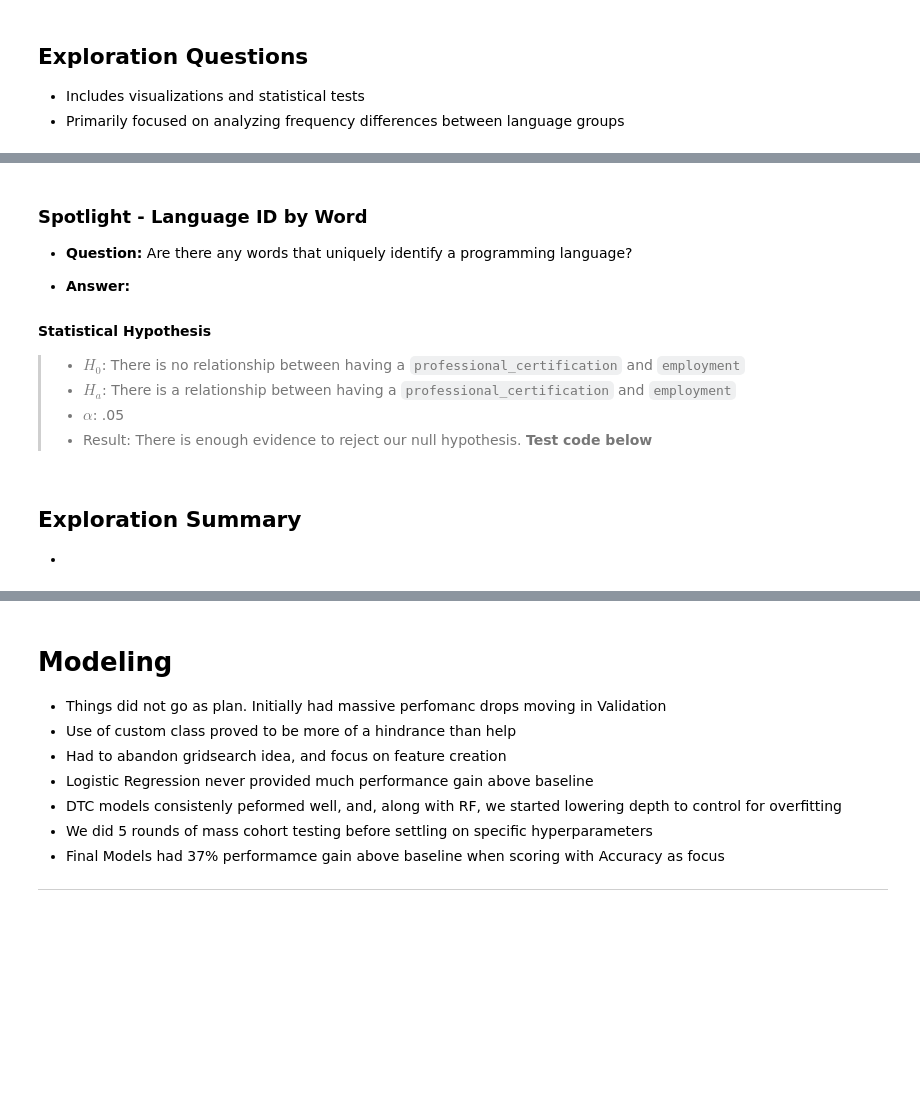
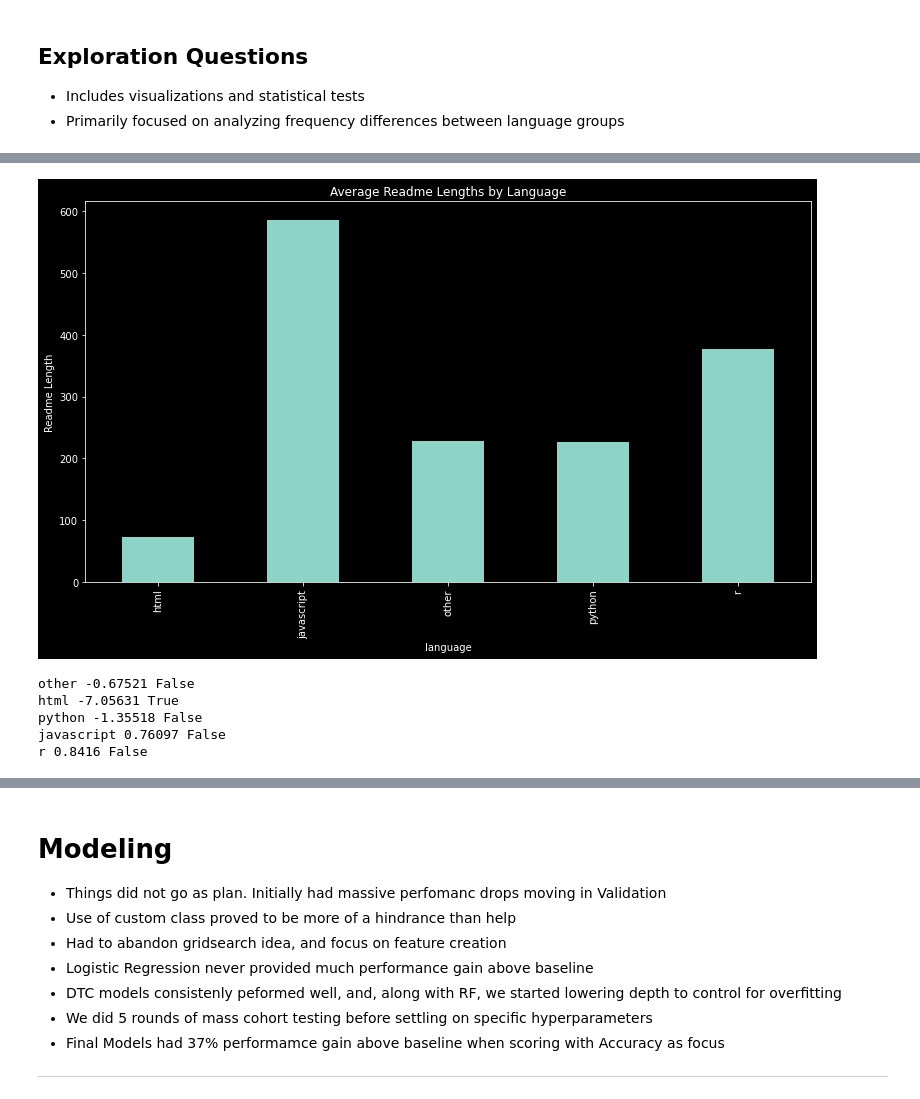
Before and after one commit to double-vincent/nlp_project, a Jupyter notebook: final_report.ipynb, the cells around one changed output, grey strips where cells are left out. Cells and saved outputs as stored; diff of their text form; code cells hidden in the pictures; blank space fills up the shorter version.

```diff
--- a/final_report.ipynb
+++ b/final_report.ipynb
@@ -27,3 +16,21 @@ warnings.filterwarnings("ignore")
+# %%
+import matplotlib.pyplot as plt
+import seaborn as sns
+import pandas as pd
+import numpy as np
+import nltk
+import unicodedata
+import re
+import wrangle
+from importlib import reload
+import scipy.stats as stats
+import model
+import warnings
+warnings.filterwarnings("ignore")
+
+from wordcloud import WordCloud
+plt.rc('figure', figsize=(13, 7))
+plt.style.use('dark_background')
 # %% [markdown]
 # Wrangle (Acquire and Prep)
 * By far most difficult and laborious portion of project.
@@ -49,3 +56,4 @@ warnings.filterwarnings("ignore")
 #calling prepare/acquire functions from module to acquire and split data subsets
 df = wrangle.get_search_csv()
 df = wrangle.prep_text(df)
+train, X_train, y_train, X_validate, y_validate, X_test, y_test = wrangle.split_scale(df)
@@ -84,14 +146,35 @@ df = wrangle.prep_text(df)
-# %% [markdown]
-### Spotlight - Language ID by Word
-* **Question:** Are there any words that uniquely identify a programming language?
-
-* **Answer:**
-
-#### Statistical Hypothesis
->* ${H_0}$: There is no relationship between having a `professional_certification` and `employment`
->* ${H_a}$: There is a relationship between having a `professional_certification` and `employment`
->* ${\alpha}$: .05
->* Result: There is enough evidence to reject our null hypothesis. **Test code below**
-# %% [markdown]
-## Exploration Summary
-*
+# %%
+# Bar plot function for Vis
+def bar_plot(df, target, readme_length):
+    '''
+    This function is to create a bar plot. Take in dataframe, a target and a feature
+    '''
+    df.groupby(target)[readme_length].mean().plot.bar()
+    plt.title('Average Readme Lengths by Language')
+    plt.ylabel('Readme Length')
+    plt.show()
+    return
+bar_plot(train, 'language', 'word_count')
+# %% [output]
+[figure, added]
+# %%
+def stat_test(train, readme_length):
+    '''
+    Perform 1 sample t-test comparing mean length of original
+    README file per language to the overall average length (all languages)
+    set the significance level to 0.05
+    '''
+    alpha = 0.05
+    overall_mean_length_readme = df['word_count'].mean()
+    for l in train.language.unique():
+        sample = train[train.language == l]
+        t,p = stats.ttest_1samp(sample[readme_length], overall_mean_length_readme)
+        print(l, round(t,5), p<alpha)
+# Perform 1 sample t-test comparing length of lemmatized README file per language to the overall average length (all languages)
+stat_test(train, 'word_count')
+# %% [output]
+other -0.67521 False
+html -7.05631 True
+python -1.35518 False
+javascript 0.76097 False
+r 0.8416 False
```
Also changed, not shown: parts of 24 cells of this notebook.
